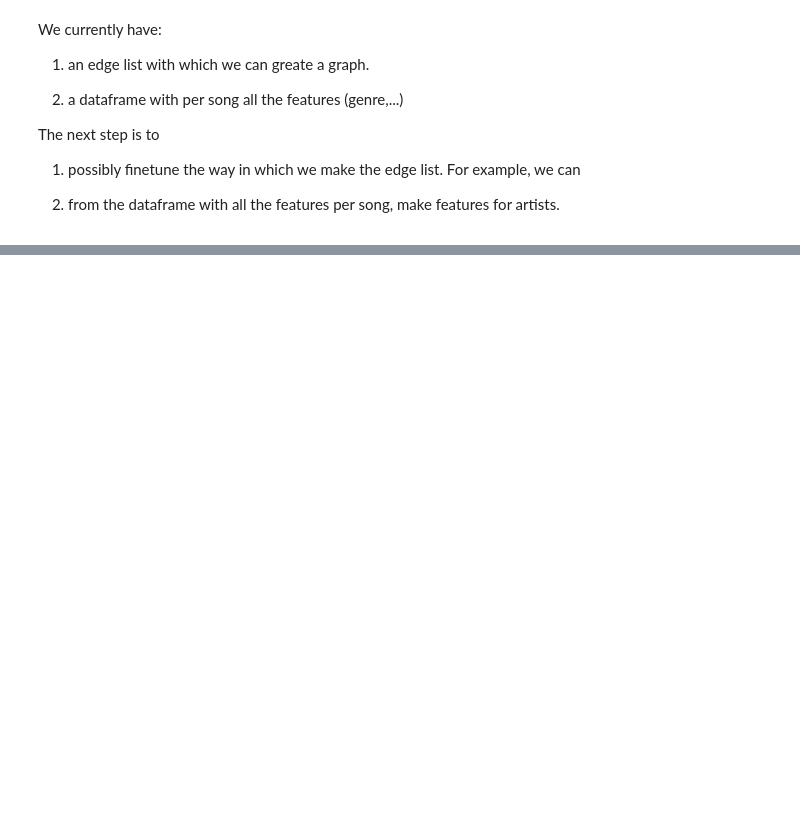
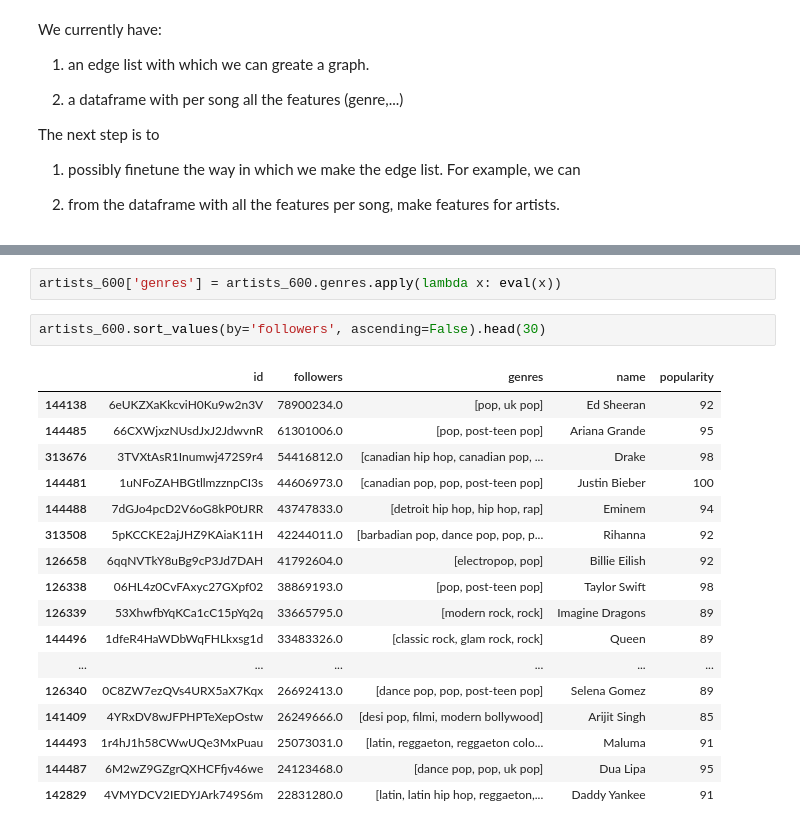
Before and after one commit to motmans-pj/MLNS-Spotify, a Jupyter notebook: Spotify.ipynb, the cells around one changed output, grey strips where cells are left out. Drawn from its saved outputs; the diff is of its cells as text; blank space fills up the shorter version.

```diff
--- a/Spotify.ipynb
+++ b/Spotify.ipynb
@@ -200,0 +297,22 @@ The next step is to
+# %%
+artists_600['genres'] = artists_600.genres.apply(lambda x: eval(x))
+# %%
+artists_600.sort_values(by='followers', ascending=False).head(30)
+# %% [output]
+|  | id | followers | genres | name | popularity |
+| 144138 | 6eUKZXaKkcviH0Ku9w2n3V | 78900234.0 | [pop, uk pop] | Ed Sheeran | 92 |
+| 144485 | 66CXWjxzNUsdJxJ2JdwvnR | 61301006.0 | [pop, post-teen pop] | Ariana Grande | 95 |
+| 313676 | 3TVXtAsR1Inumwj472S9r4 | 54416812.0 | [canadian hip hop, canadian pop, ... | Drake | 98 |
+| 144481 | 1uNFoZAHBGtllmzznpCI3s | 44606973.0 | [canadian pop, pop, post-teen pop] | Justin Bieber | 100 |
+| 144488 | 7dGJo4pcD2V6oG8kP0tJRR | 43747833.0 | [detroit hip hop, hip hop, rap] | Eminem | 94 |
+| 313508 | 5pKCCKE2ajJHZ9KAiaK11H | 42244011.0 | [barbadian pop, dance pop, pop, p... | Rihanna | 92 |
+| 126658 | 6qqNVTkY8uBg9cP3Jd7DAH | 41792604.0 | [electropop, pop] | Billie Eilish | 92 |
+| 126338 | 06HL4z0CvFAxyc27GXpf02 | 38869193.0 | [pop, post-teen pop] | Taylor Swift | 98 |
+| 126339 | 53XhwfbYqKCa1cC15pYq2q | 33665795.0 | [modern rock, rock] | Imagine Dragons | 89 |
+| 144496 | 1dfeR4HaWDbWqFHLkxsg1d | 33483326.0 | [classic rock, glam rock, rock] | Queen | 89 |
+| ... | ... | ... | ... | ... | ... |
+| 126340 | 0C8ZW7ezQVs4URX5aX7Kqx | 26692413.0 | [dance pop, pop, post-teen pop] | Selena Gomez | 89 |
+| 141409 | 4YRxDV8wJFPHPTeXepOstw | 26249666.0 | [desi pop, filmi, modern bollywood] | Arijit Singh | 85 |
+| 144493 | 1r4hJ1h58CWwUQe3MxPuau | 25073031.0 | [latin, reggaeton, reggaeton colo... | Maluma | 91 |
+| 144487 | 6M2wZ9GZgrQXHCFfjv46we | 24123468.0 | [dance pop, pop, uk pop] | Dua Lipa | 95 |
+| 142829 | 4VMYDCV2IEDYJArk749S6m | 22831280.0 | [latin, latin hip hop, reggaeton,... | Daddy Yankee | 91 |
```
Also changed, not shown: parts of 23 cells of this notebook, 3 other files.
